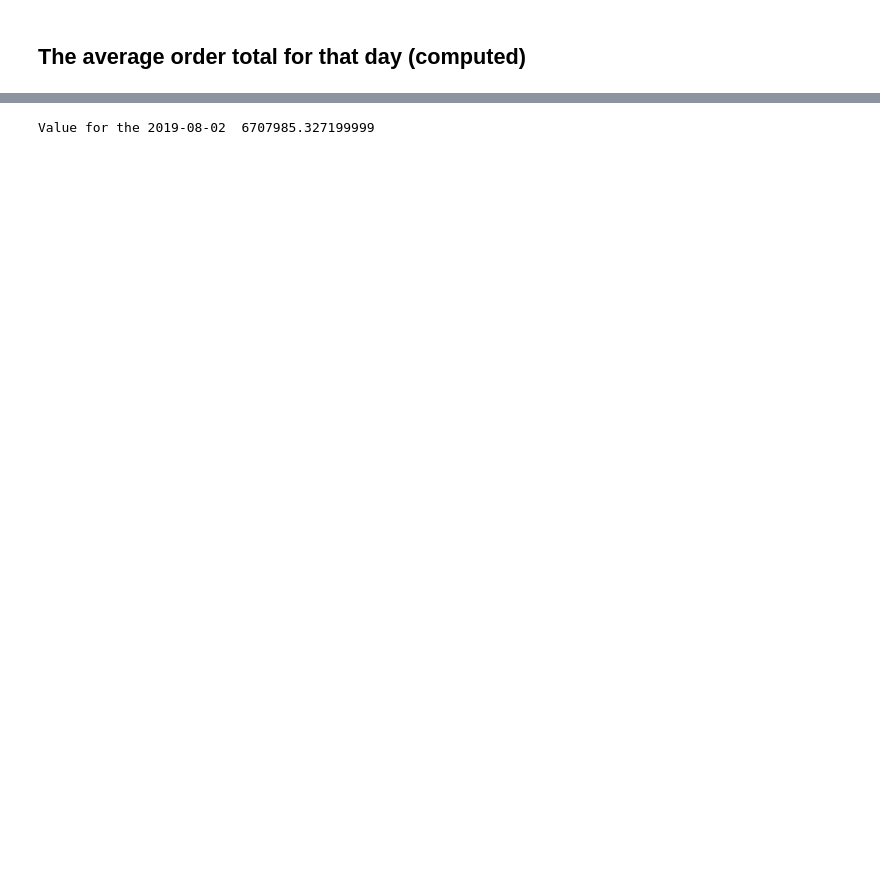
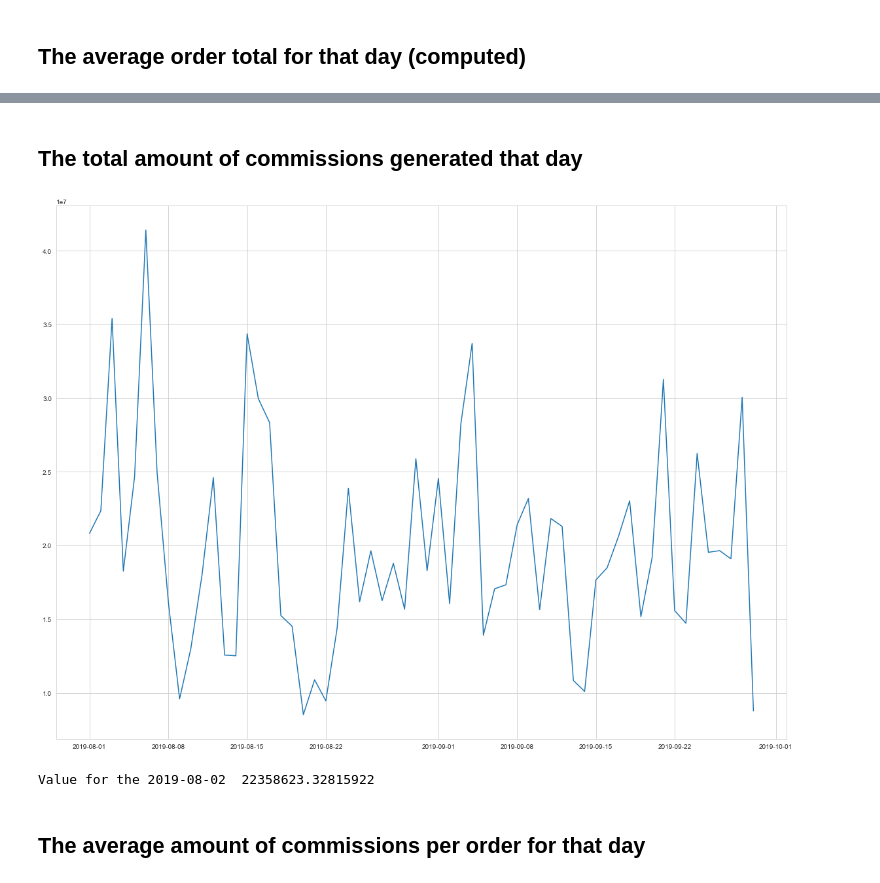
Before and after one commit to asaidomar/suade_test, a Jupyter notebook: data_analyse.ipynb, the cells around one changed output, grey strips where cells are left out. Cells and saved outputs as stored; diff of their text form; code cells hidden in the pictures; blank space fills up the shorter version.

```diff
--- a/data_analyse.ipynb
+++ b/data_analyse.ipynb
@@ -290,0 +321,11 @@ computed_avg_order_total = merged_order_and_item.groupby(["date", "order_id"])["
+# %%
+# convert to date obj
+commissions_df['date'] = pd.to_datetime(commissions_df['date'], utc=True)
+commissions_df['date'] = commissions_df['date'].dt.date
+# %%
+# merge on vendor and date
+merged_commission_df = merged_order_and_item.merge(
+    commissions_df, how="inner", left_on=["vendor_id", "date"],
+    right_on=["vendor_id", "date"]
+
+)
@@ -290,0 +366,2 @@ computed_avg_order_total = merged_order_and_item.groupby(["date", "order_id"])["
+# %%
+merged_commission_df["commission_amount"] = merged_commission_df["total_amount2"] * merged_commission_df["rate"]
@@ -295,8 +430,15 @@ Value for the 2019-08-02  16499829.576384341
+# %% [markdown]
+## The total amount of commissions generated that day
+# %%
+commission_per_day = merged_commission_df.groupby("date")['commission_amount'].sum()
 # %%
 plt.figure(figsize=(20,15))
-ax = sns.lineplot(data=computed_avg_order_total)
-ax.set_title('Average total (computed) per day')
+ax_commission_amount = sns.lineplot(data=commission_per_day)
+# %% [output]
+[figure, added]
 # %%
-print("Value for the 2019-08-02 ", computed_avg_order_total[get_date("2019-08-02")])
+print("Value for the 2019-08-02 ", commission_per_day[get_date("2019-08-02")])
 # %% [output]
-Value for the 2019-08-02  6707985.327199999
+Value for the 2019-08-02  22358623.32815922
+# %% [markdown]
+## The average amount of commissions per order for that day
```
Also changed, not shown: parts of 38 cells of this notebook, 23 other files.
